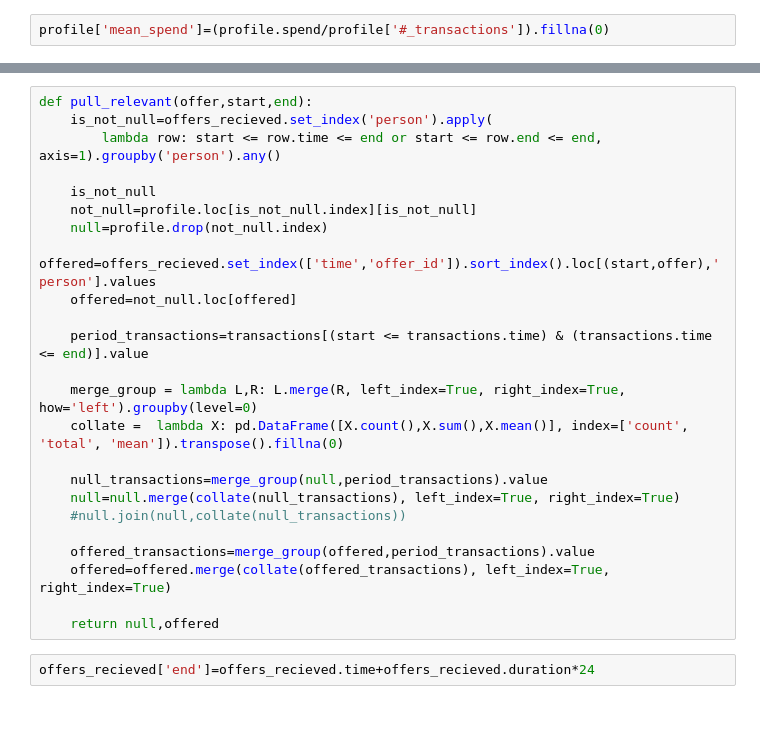
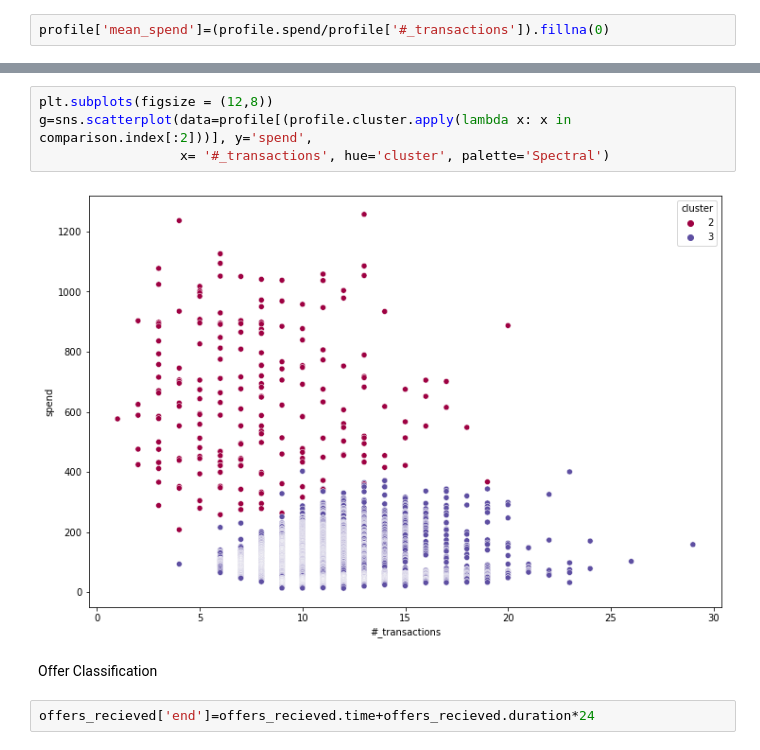
Before and after one commit to Stigant/Starbucks-Project, a Jupyter notebook: Starbucks_Capstone_notebook.ipynb, the cells around one changed output, grey strips where cells are left out. Drawn from its saved outputs; the diff is of its cells as text; blank space fills up the shorter version.

```diff
--- a/Starbucks_Capstone_notebook.ipynb
+++ b/Starbucks_Capstone_notebook.ipynb
@@ -389,26 +414,10 @@ g.set_xlim(0,100)
-# %%
-def pull_relevant(offer,start,end):
-    is_not_null=offers_recieved.set_index('person').apply(
-        lambda row: start <= row.time <= end or start <= row.end <= end, axis=1).groupby('person').any()
-
-    is_not_null
-    not_null=profile.loc[is_not_null.index][is_not_null]
-    null=profile.drop(not_null.index)
-    offered=offers_recieved.set_index(['time','offer_id']).sort_index().loc[(start,offer),'person'].values
-    offered=not_null.loc[offered]
-
-    period_transactions=transactions[(start <= transactions.time) & (transactions.time <= end)].value
-
-    merge_group = lambda L,R: L.merge(R, left_index=True, right_index=True, how='left').groupby(level=0)
-    collate =  lambda X: pd.DataFrame([X.count(),X.sum(),X.mean()], index=['count', 'total', 'mean']).transpose().fillna(0)
-
-    null_transactions=merge_group(null,period_transactions).value
-    null=null.merge(collate(null_transactions), left_index=True, right_index=True)
-    #null.join(null,collate(null_transactions))
-
-    offered_transactions=merge_group(offered,period_transactions).value
-    offered=offered.merge(collate(offered_transactions), left_index=True, right_index=True)
-
-    return null,offered
+# %%
+plt.subplots(figsize = (12,8))
+g=sns.scatterplot(data=profile[(profile.cluster.apply(lambda x: x in comparison.index[:2]))], y='spend',
+                  x= '#_transactions', hue='cluster', palette='Spectral')
+# %% [output]
+[figure, added]
+# %% [markdown]
+Offer Classification
 # %%
 offers_recieved['end']=offers_recieved.time+offers_recieved.duration*24
```
Also changed, not shown: parts of 74 cells of this notebook.
